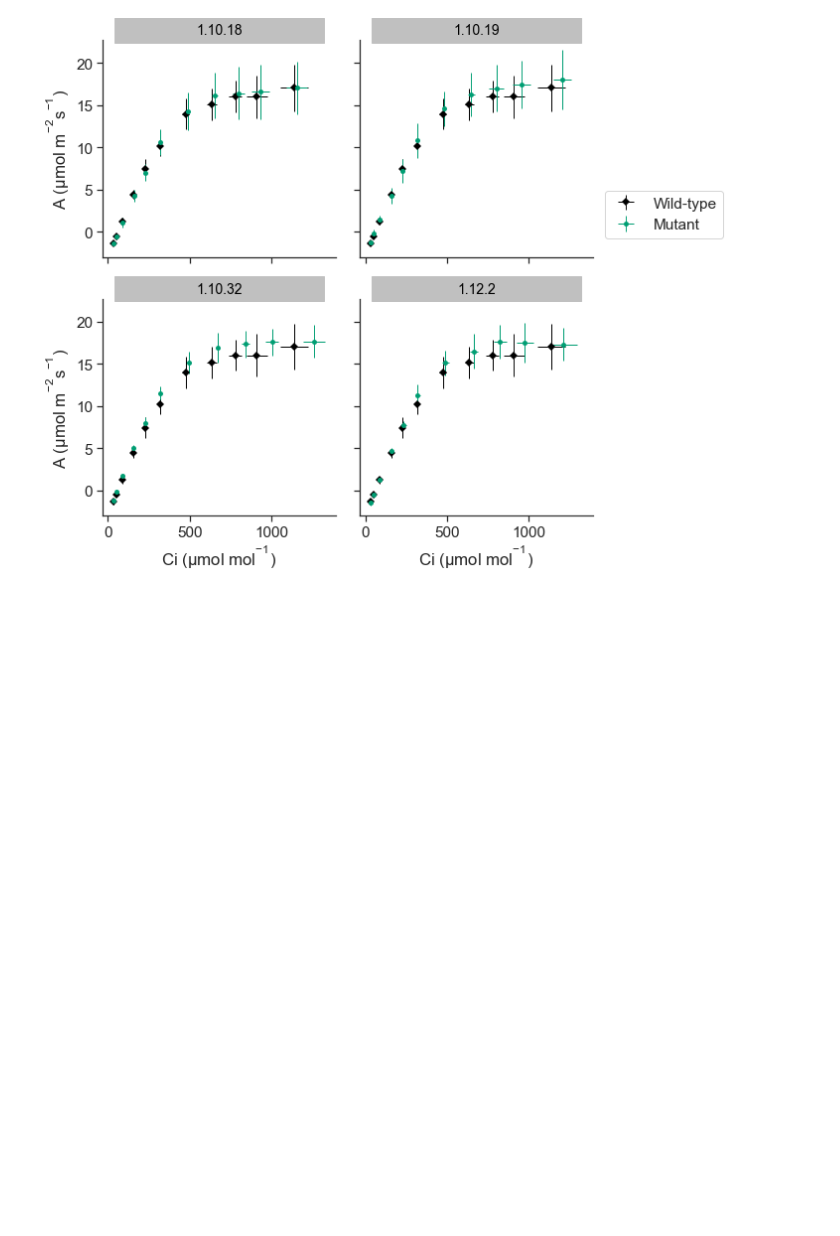
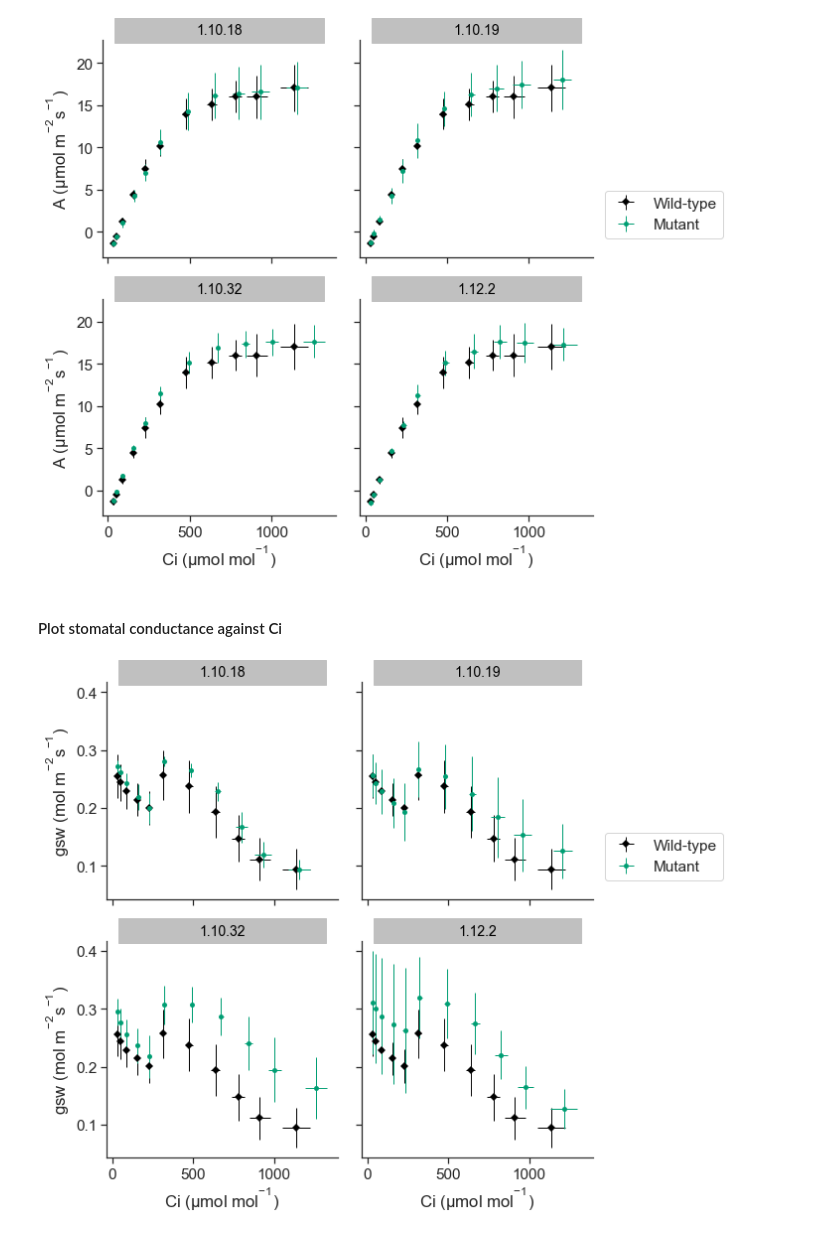
Before and after one commit to RonaCostello/Thesis, a Jupyter notebook: plots/chapter3_ACi_curves.ipynb, the cells around one changed output. Drawn from its saved outputs; the diff is of its cells as text; code cells hidden in the pictures; blank space fills up the shorter version.

Commit message:
Plot stomatal conductance vs Ci

```diff
--- a/plots/chapter3_ACi_curves.ipynb
+++ b/plots/chapter3_ACi_curves.ipynb
@@ -17,8 +17,8 @@ aci_df = aci_df[~aci_df['which_400'].isin(['first', 'second', 'fourth', 'fifth']
 # note, one licor got stuck at 1000umol/m-2/s-1 of light during the ACi curve (as opposed to 1500) so I'm removing those data points here
 aci_df = aci_df[aci_df['light'] == 1500]
 
-grouped_df = aci_df.groupby(['CO2_r_sp', 'plot', 'type']).agg({'A': ['mean', 'std'], 'Ci': ['mean', 'std']})
-grouped_df.columns = ['A_mean', 'A_std', 'Ci_mean', 'Ci_std']
+grouped_df = aci_df.groupby(['CO2_r_sp', 'plot', 'type']).agg({'A': ['mean', 'std'], 'Ci': ['mean', 'std'], 'gsw': ['mean', 'std']})
+grouped_df.columns = ['A_mean', 'A_std', 'Ci_mean', 'Ci_std', 'gsw_mean', 'gsw_std']
 grouped_df = grouped_df.reset_index()
 # %%
 class ExtendedTextBox(BoxStyle._Base):
@@ -111,3 +111,44 @@ for ax in grid.axes:
 plt.savefig("../figures/aciCurves.pdf", transparent=True, dpi=300, bbox_inches='tight')
 # %% [output]
 [figure]
+# %% [markdown]
+#### Plot stomatal conductance against Ci
+# %%
+# sns.plotting_context()
+sns.set(font_scale = 1.4, font="Arial")
+sns.set_style(style='ticks')
+
+# Choose hue colour palette
+colours = ['#000000', '#009E73']
+
+grid = sns.FacetGrid(grouped_df, col="plot", col_order=['1.10.18', '1.10.19', '1.10.32', '1.12.2'], hue="type", hue_order=['wt', 'mutant'],
+                     palette=colours, col_wrap=2, size=4, aspect=1, hue_kws=dict(marker=["D", "o"]))
+
+grid.map(plt.errorbar, "Ci_mean", "gsw_mean", "gsw_std", "Ci_std", markersize=5, linewidth=1.2, linestyle='', elinewidth=1, capsize=1,
+        markeredgecolor='black', markeredgewidth=0)
+
+
+# Adjust position abd labels of legend
+legend_ax = grid.axes.flat[3]
+handles, labels = legend_ax.get_legend_handles_labels()
+leg = plt.legend(handles[0:2],['Wild-type', 'Mutant'], bbox_to_anchor=(1.05, 1.5), loc=2, borderaxespad=0.)
+
+
+# Set axis labels
+grid.set_axis_labels(x_var="Ci ($\mu$mol mol$^{-1}$)", y_var="gsw (mol m$^{-2}$s$^{-1}$)")
+
+
+# Set titles
+grid.set_titles("{col_name}")
+for ax in grid.axes:
+    # set the title position to the horizontal center (0.5) of the axes
+    title = ax.set_title(ax.get_title(), position=(.5, 1.0), backgroundcolor="silver", color='black',
+                         size=14)
+    # set the box style of the title text box to our custom box
+    bb = title.get_bbox_patch()
+    # use the axes' width as width of the text box
+    bb.set_boxstyle("ext", pad=0.4, width=ax.get_window_extent().width )
+
+plt.savefig("../figures/CigswCurves.pdf", transparent=True, dpi=300, bbox_inches='tight')
+# %% [output]
+[figure, added]
```
